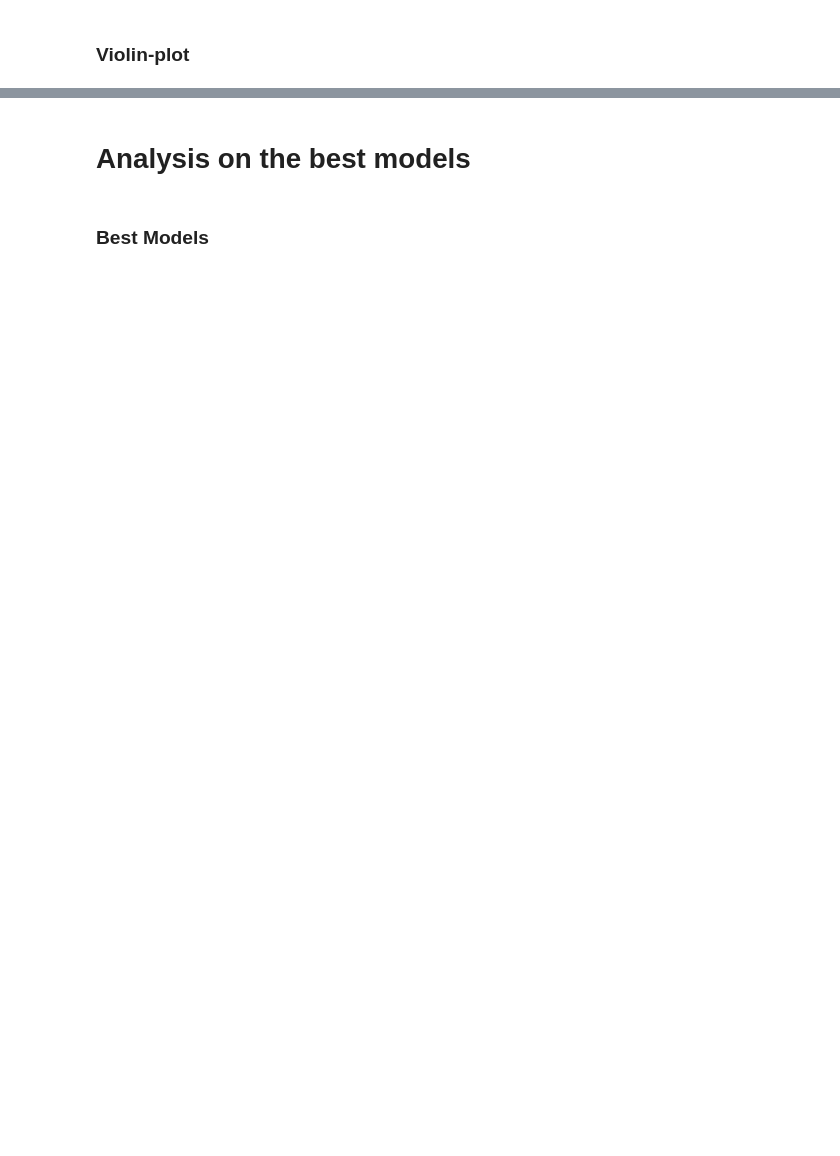
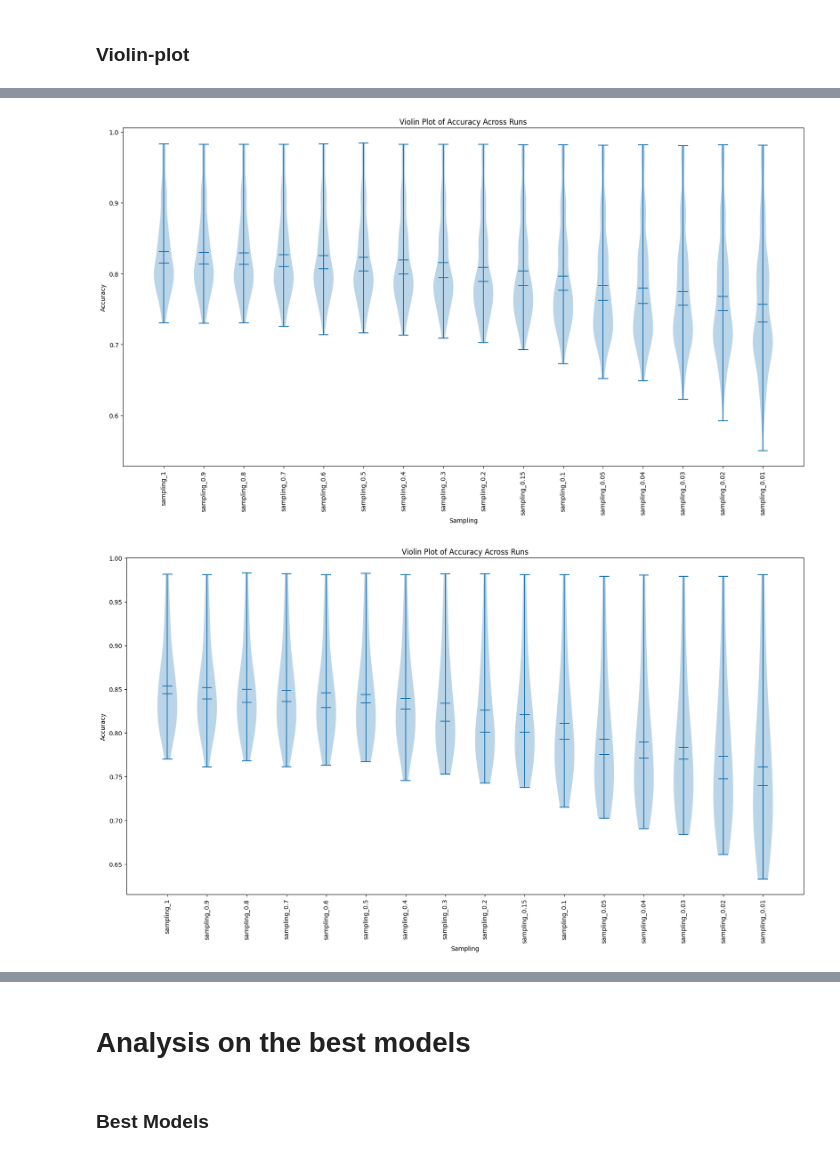
Before and after one commit to MassimoZarantonello2/SignatureInference, a Jupyter notebook: scripts/toronto_autogluone_evalutaions.ipynb, the cells around one changed output, grey strips where cells are left out. Cells and saved outputs as stored; diff of their text form; code cells hidden in the pictures; blank space fills up the shorter version.

```diff
--- a/scripts/toronto_autogluone_evalutaions.ipynb
+++ b/scripts/toronto_autogluone_evalutaions.ipynb
@@ -176,0 +149,7 @@ NameError: name 'per_run_accuracy' is not defined
+# %%
+plot_violins(default_rs)
+plot_violins(light_rs)
+plot_violins(cosmic_rs)
+# %% [output]
+[figure, added]
+[figure, added]
```
Also changed, not shown: parts of 14 cells of this notebook, 2 other files.
